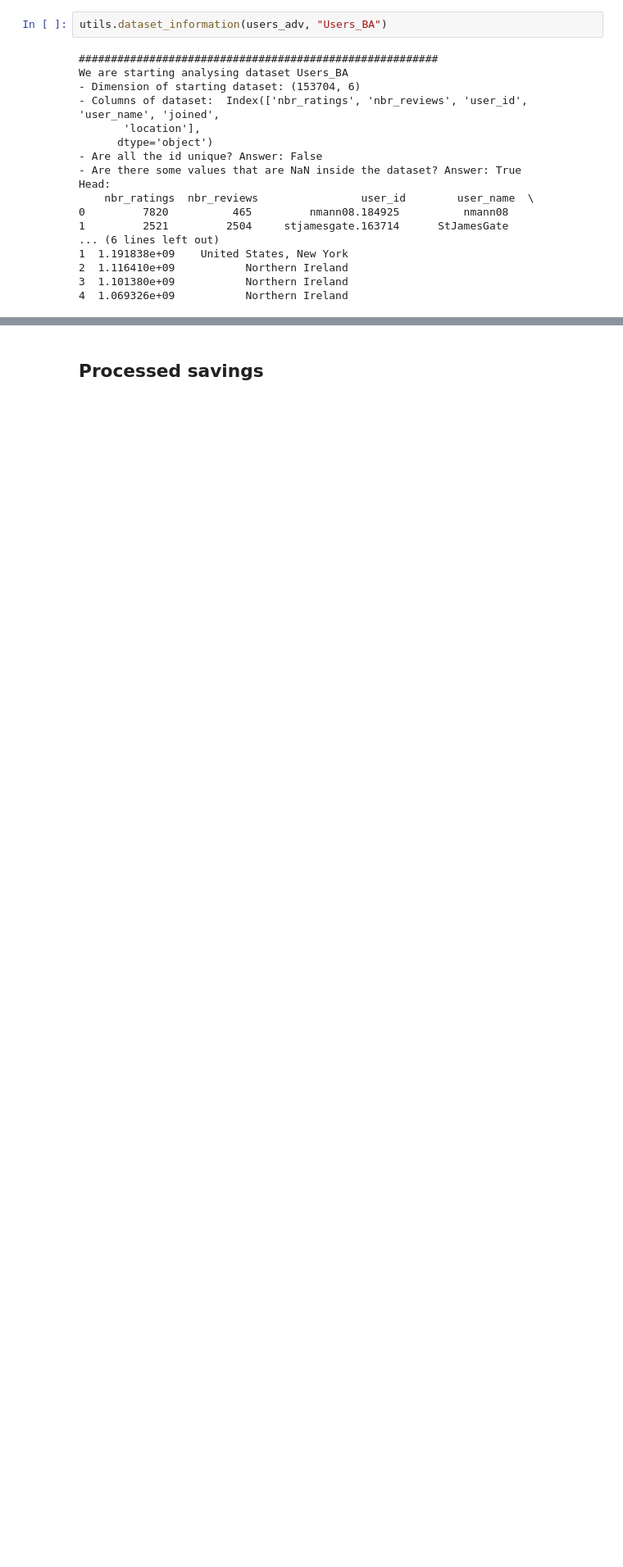
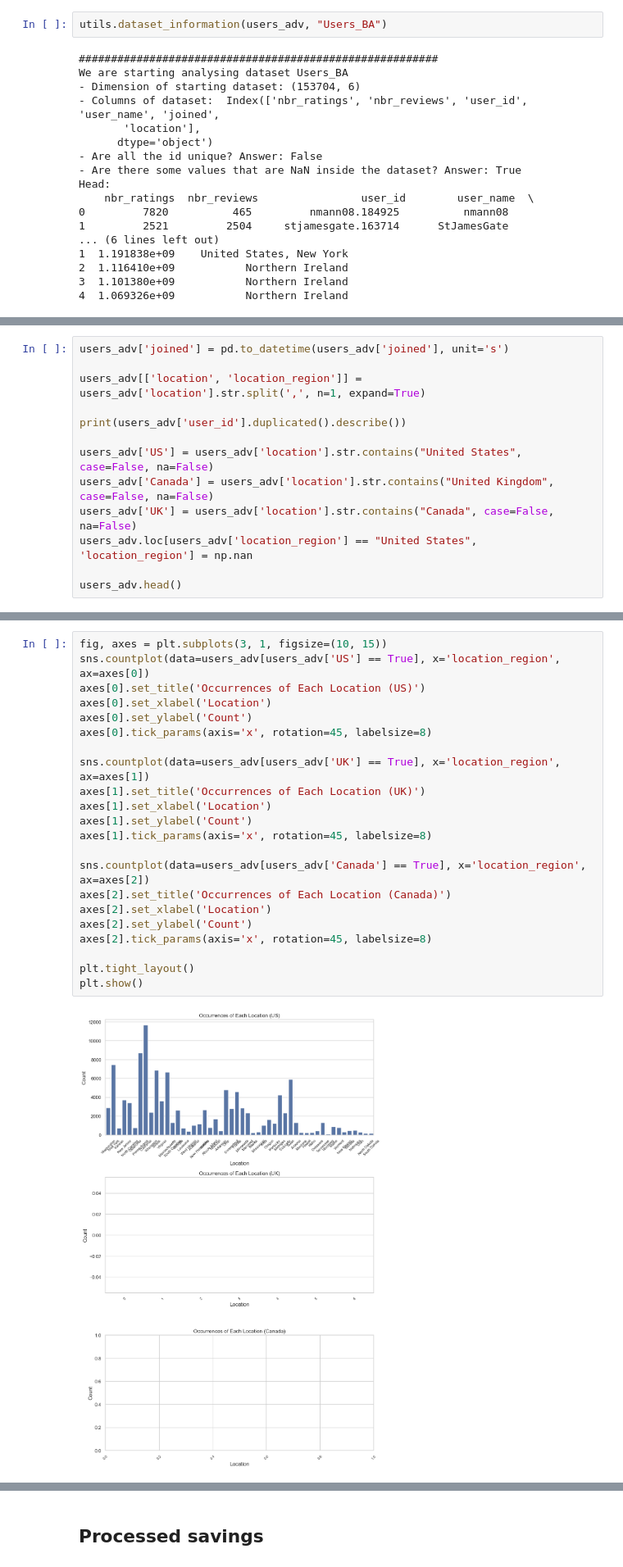
Before and after one commit to epfl-ada/ada-2024-project-mediterranean, a Jupyter notebook: src/data/data_processing_BeerAdvocate.ipynb, the cells around one changed output, grey strips where cells are left out. Shown at 82% size. Drawn from its saved outputs; the diff is of its cells as text; blank space fills up the shorter version.

```diff
--- a/src/data/data_processing_BeerAdvocate.ipynb
+++ b/src/data/data_processing_BeerAdvocate.ipynb
@@ -351,0 +385,13 @@ Head:
+# %%
+users_adv['joined'] = pd.to_datetime(users_adv['joined'], unit='s')
+
+users_adv[['location', 'location_region']] = users_adv['location'].str.split(',', n=1, expand=True)
+
+print(users_adv['user_id'].duplicated().describe())
+
+users_adv['US'] = users_adv['location'].str.contains("United States", case=False, na=False)
+users_adv['Canada'] = users_adv['location'].str.contains("United Kingdom", case=False, na=False)
+users_adv['UK'] = users_adv['location'].str.contains("Canada", case=False, na=False)
+users_adv.loc[users_adv['location_region'] == "United States", 'location_region'] = np.nan
+
+users_adv.head()
@@ -351,0 +400,24 @@ Head:
+# %%
+fig, axes = plt.subplots(3, 1, figsize=(10, 15))
+sns.countplot(data=users_adv[users_adv['US'] == True], x='location_region', ax=axes[0])
+axes[0].set_title('Occurrences of Each Location (US)')
+axes[0].set_xlabel('Location')
+axes[0].set_ylabel('Count')
+axes[0].tick_params(axis='x', rotation=45, labelsize=8)
+
+sns.countplot(data=users_adv[users_adv['UK'] == True], x='location_region', ax=axes[1])
+axes[1].set_title('Occurrences of Each Location (UK)')
+axes[1].set_xlabel('Location')
+axes[1].set_ylabel('Count')
+axes[1].tick_params(axis='x', rotation=45, labelsize=8)
+
+sns.countplot(data=users_adv[users_adv['Canada'] == True], x='location_region', ax=axes[2])
+axes[2].set_title('Occurrences of Each Location (Canada)')
+axes[2].set_xlabel('Location')
+axes[2].set_ylabel('Count')
+axes[2].tick_params(axis='x', rotation=45, labelsize=8)
+
+plt.tight_layout()
+plt.show()
+# %% [output]
+[figure, added]
```
Also changed, not shown: parts of 11 cells of this notebook, 1 other file.
